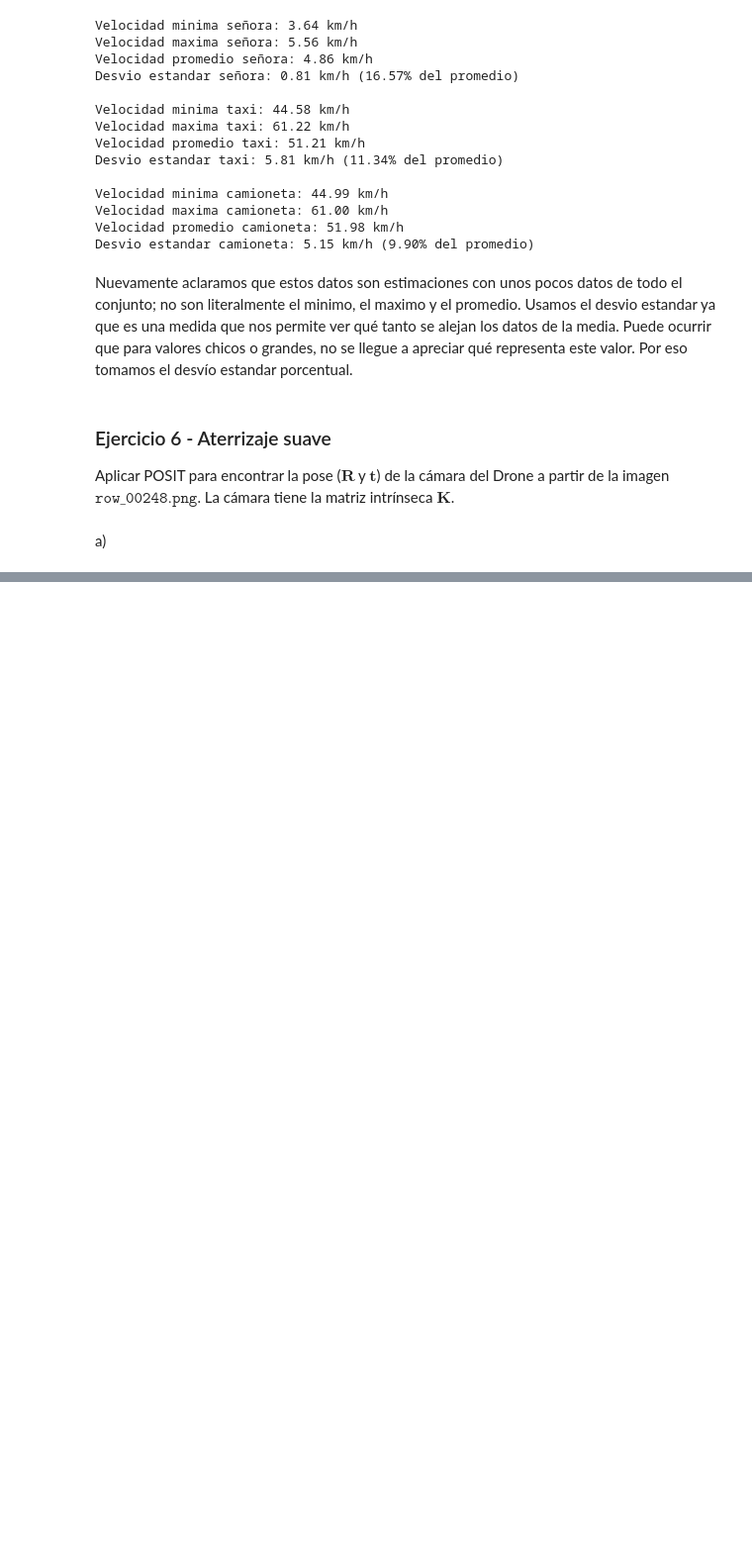
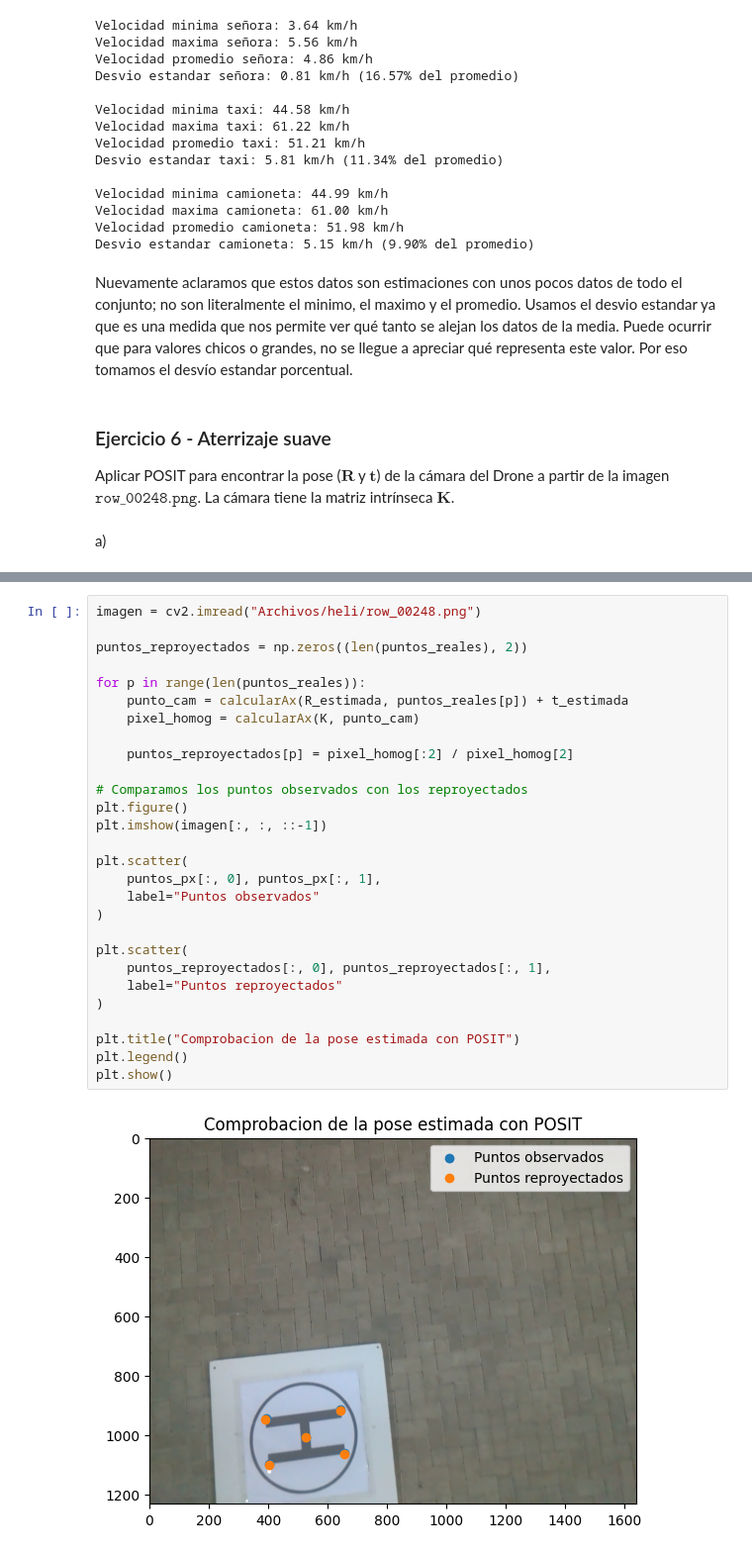
Before and after one commit to janobayarsky/Reentrega_TP_ALC, a Jupyter notebook: grupo_Ax=b_TP.ipynb, the cells around one changed output, grey strips where cells are left out. Shown at 99% size. Cells and saved outputs as stored; diff of their text form; blank space fills up the shorter version.

```diff
--- a/grupo_Ax=b_TP.ipynb
+++ b/grupo_Ax=b_TP.ipynb
@@ -703,0 +958,30 @@ K = np.loadtxt("Archivos/heli/K.csv", delimiter=";")
+# %%
+imagen = cv2.imread("Archivos/heli/row_00248.png")
+
+puntos_reproyectados = np.zeros((len(puntos_reales), 2))
+
+for p in range(len(puntos_reales)):
+    punto_cam = calcularAx(R_estimada, puntos_reales[p]) + t_estimada
+    pixel_homog = calcularAx(K, punto_cam)
+
+    puntos_reproyectados[p] = pixel_homog[:2] / pixel_homog[2]
+
+# Comparamos los puntos observados con los reproyectados
+plt.figure()
+plt.imshow(imagen[:, :, ::-1])
+
+plt.scatter(
+    puntos_px[:, 0], puntos_px[:, 1],
+    label="Puntos observados"
+)
+
+plt.scatter(
+    puntos_reproyectados[:, 0], puntos_reproyectados[:, 1],
+    label="Puntos reproyectados"
+)
+
+plt.title("Comprobacion de la pose estimada con POSIT")
+plt.legend()
+plt.show()
+# %% [output]
+[figure, added]
```
Also changed, not shown: parts of 27 cells of this notebook.
